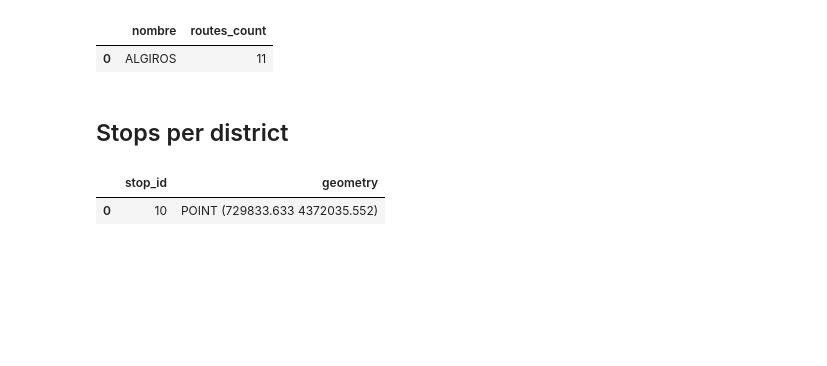
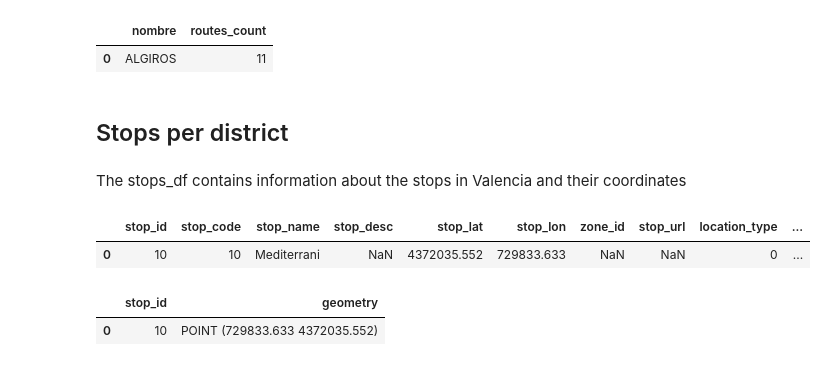
Before and after one commit to makowskitomasz/valencia-transport-analysis, a Jupyter notebook: code/google_transit_analysis.ipynb, the cells around one changed output. Drawn from its saved outputs; the diff is of its cells as text; code cells hidden in the pictures; blank space fills up the shorter version.

```diff
--- a/code/google_transit_analysis.ipynb
+++ b/code/google_transit_analysis.ipynb
@@ -85,6 +92,13 @@ district_routes_count.head(1)
 # %%
 # Read the data about the Valencia stops
 stops_df = pd.read_csv('../data/stopsData.csv')
+# %% [markdown]
+The stops_df contains information about the stops in Valencia and their coordinates
+# %%
+stops_df.head(1)
+# %% [output]
+|  | stop_id | stop_code | stop_name | stop_desc | stop_lat | stop_lon | zone_id | stop_url | location_type | ... |
+| 0 | 10 | 10 | Mediterrani | NaN | 4372035.552 | 729833.633 | NaN | NaN | 0 | ... |
 # %%
 # Leave only valuable columns
 stops_df = stops_df[['stop_id', 'stop_name', 'stop_lat', 'stop_lon']]
```
Also changed, not shown: parts of 25 cells of this notebook, 1 other file.
